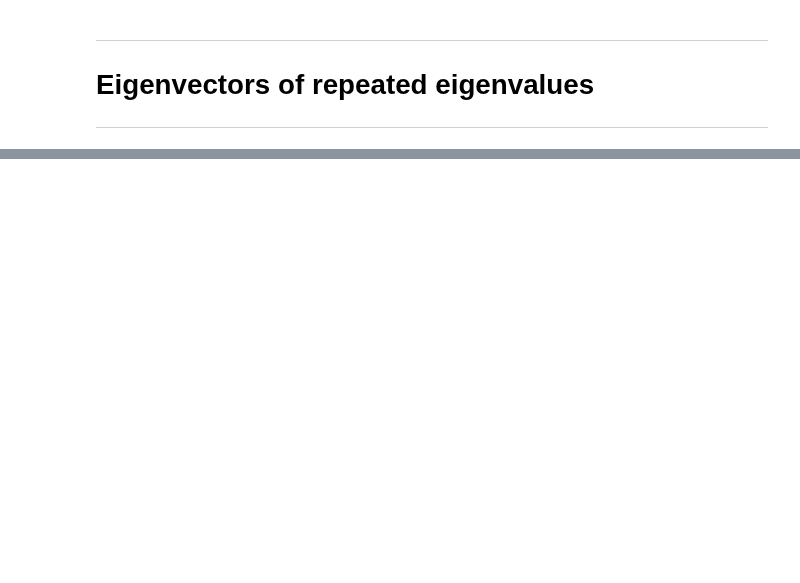
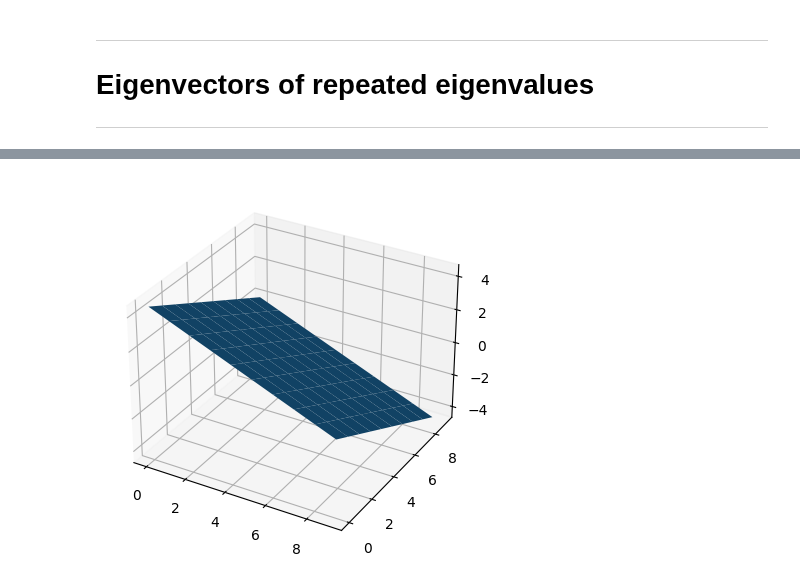
Before and after one commit to SiracencoSerghei/linear_algebra, a Jupyter notebook: 3.1_eigen_decomposition/3.1_6_repeatedEvals.ipynb, the cells around one changed output, grey strips where cells are left out. Drawn from its saved outputs; the diff is of its cells as text; code cells hidden in the pictures; blank space fills up the shorter version.

```diff
--- a/3.1_eigen_decomposition/3.1_6_repeatedEvals.ipynb
+++ b/3.1_eigen_decomposition/3.1_6_repeatedEvals.ipynb
@@ -154,0 +52,30 @@ plt.show()
+# %%
+
+# this code is copy-pasted with some light editing from:
+# https://stackoverflow.com/questions/3461869/plot-a-plane-based-on-a-normal-vector-and-a-point-in-matlab-or-matplotlib
+
+import numpy as np
+import matplotlib.pyplot as plt
+from mpl_toolkits.mplot3d import Axes3D
+
+point  = np.array([1, 2, 3])
+normal = np.array([1, 1, 2])
+
+# a plane is a*x+b*y+c*z+d=0
+# [a,b,c] is the normal. Thus, we have to calculate
+# d and we're set
+d = -point.dot(normal)
+
+# create x,y
+xx, yy = np.meshgrid(range(10), range(10))
+
+# calculate corresponding z
+z = (-normal[0] * xx - normal[1] * yy - d) * 1. /normal[2]
+
+# plot the surface
+fig = plt.figure()
+plt3d = fig.add_subplot(projection='3d')
+plt3d.plot_surface(xx, yy, z)
+plt.show()
+# %% [output]
+[figure, added]
```
Also changed, not shown: parts of 2 cells of this notebook.
